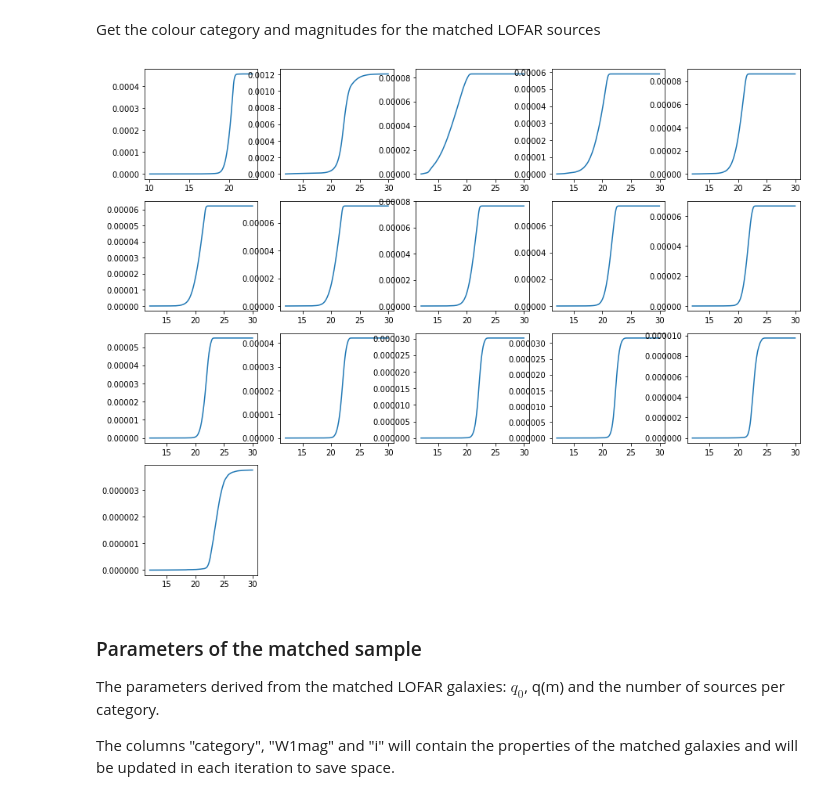
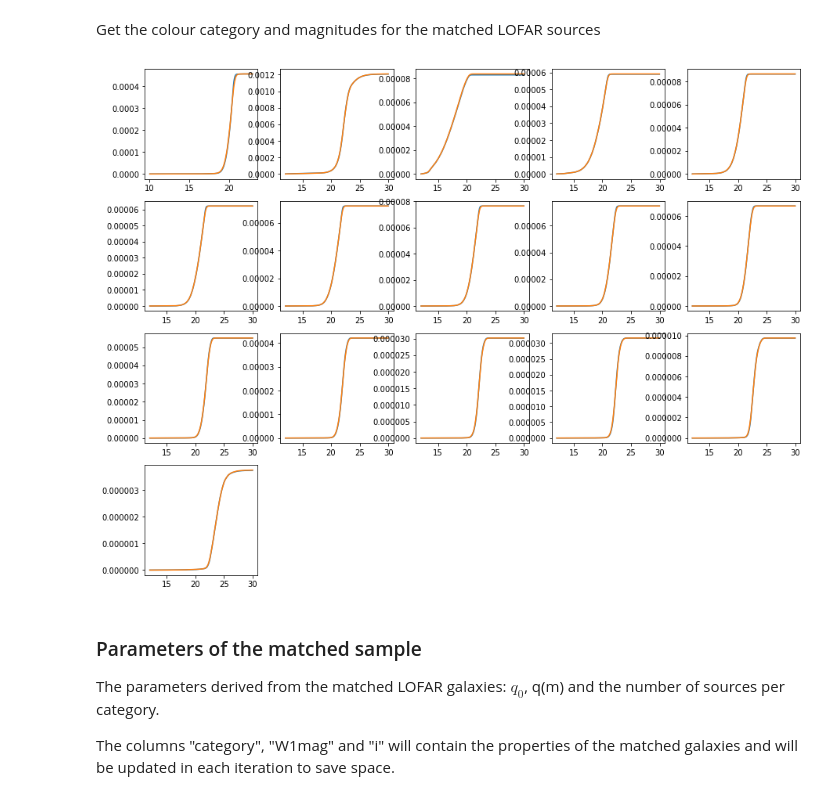
Before and after one commit to nudomarinero/mltier1, a Jupyter notebook: Match_LOFAR_combined_iter_params.ipynb, the cells around one changed output. Cells and saved outputs as stored; diff of their text form; code cells hidden in the pictures.

```diff
--- a/Match_LOFAR_combined_iter_params.ipynb
+++ b/Match_LOFAR_combined_iter_params.ipynb
@@ -331,0 +396,4 @@ plot(center_i, q_m_i);
+# %%
+plt.rcParams["figure.figsize"] = (5,5)
+plot(center_i, q_m_i1);
+plot(center_i, q_m_i_cs);
@@ -331,0 +402,3 @@ plot(center_i, q_m_i);
+# %%
+plt.rcParams["figure.figsize"] = (5,5)
+plot(center_i, q_m_i/n_m_i);
@@ -655,22 +747,32 @@ array([ 669839, 1778426,  123221,   86953,  127155,   91489,  106076,
          14347,    5536])
 # %% [markdown]
 Get the colour category and magnitudes for the matched LOFAR sources
+# %%
+n_m = []
+
+# W1 only sources
+n_m.append(get_n_m_kde(combined["W1mag"][combined["category"] == 0], centers[0], field.area, bandwidth=0.2))
+
+# Rest of the sources
+for i in range(1, len(colour_bin_def)):
+    n_m.append(get_n_m_kde(combined["i"][combined["category"] == i], centers[i], field.area, bandwidth=0.2))
 # %%
-n_m = []
+n_m_old = []
 
 # W1 only sources
-n_m.append(get_n_m(combined["W1mag"][combined["category"] == 0], bin_list_w1, field.area))
+n_m_old.append(get_n_m(combined["W1mag"][combined["category"] == 0], bin_list_w1, field.area))
 
 # Rest of the sources
 for i in range(1, len(colour_bin_def)):
-    n_m.append(get_n_m(combined["i"][combined["category"] == i], bin_list_i, field.area))
+    n_m_old.append(get_n_m(combined["i"][combined["category"] == i], bin_list_i, field.area))
 # %%
 plt.rcParams["figure.figsize"] = (15,15)
 for i, n_m_k in enumerate(n_m):
     subplot(5,5,i+1)
-    plot(centers[i], n_m_k)
+    plot(centers[i], n_m_old[i])
+    plot(centers[i], np.cumsum(n_m_k))
 # %% [output]
-[figure, old version]
+[figure, new version]
 # %% [markdown]
 ### Parameters of the matched sample
 
```
Also changed, not shown: parts of 59 cells of this notebook, 3 other files.
